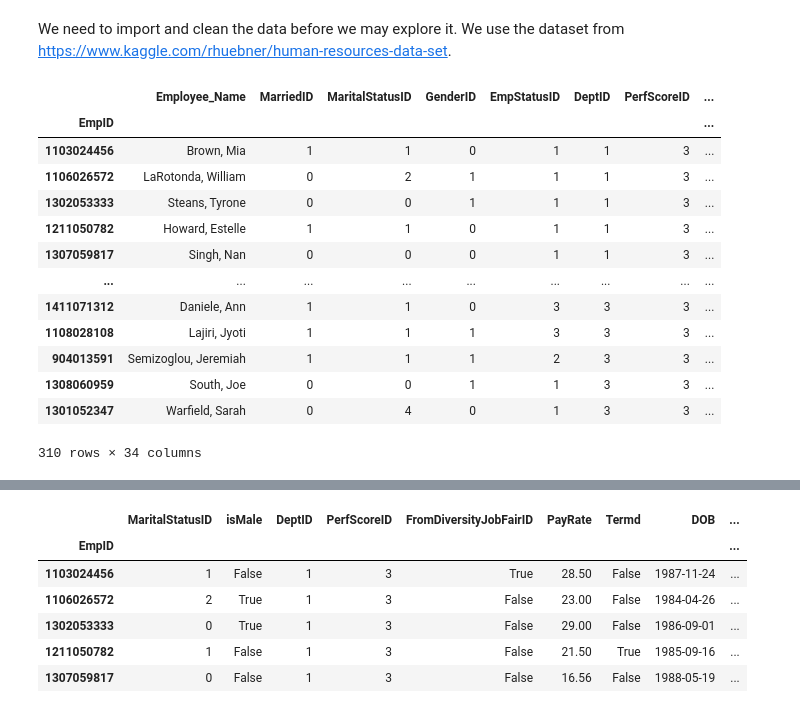
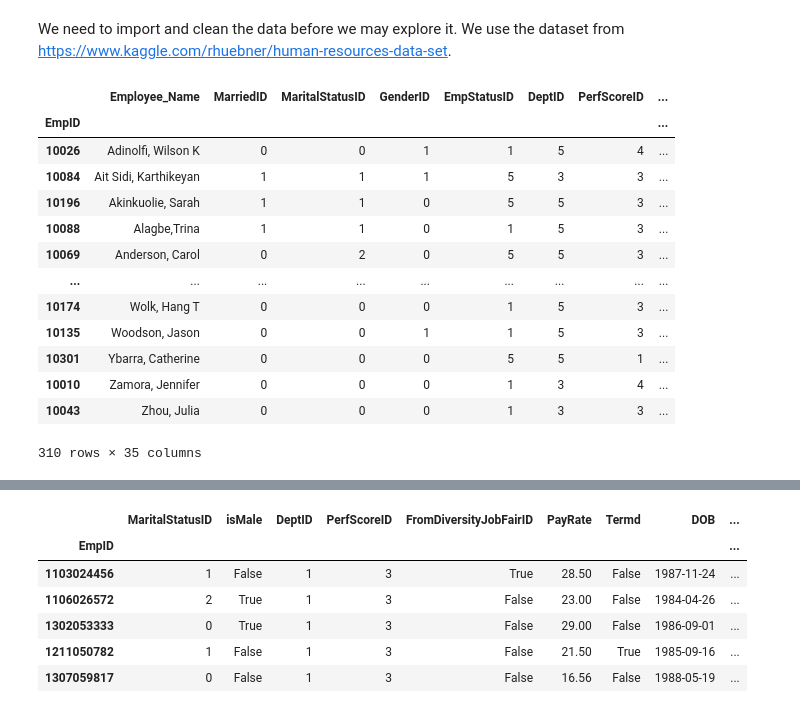
Before and after one commit to saeltz/predictive-analytics-workshop, a Jupyter notebook: Predictive-Analytics.ipynb, the cells around one changed output, grey strips where cells are left out. Cells and saved outputs as stored; diff of their text form; code cells hidden in the pictures.

```diff
--- a/Predictive-Analytics.ipynb
+++ b/Predictive-Analytics.ipynb
@@ -98,27 +96,27 @@ ModuleNotFoundError: No module named 'pandas'
 We need to import and clean the data before we may explore it.
 We use the dataset from https://www.kaggle.com/rhuebner/human-resources-data-set.
 # %%
-df = pd.read_csv('HRDataset_v13.csv', nrows=310, index_col='EmpID')
+df = pd.read_csv('HRDataset_v14.csv', nrows=310, index_col='EmpID')
 # we use index_col=EmpID to use the date as index and not the line number
 # we use nrows=310 to avoid the empty lines at the bottom of the file
 
 # Pandas uses DataFrame which is like a spreadsheet table
 df
 # %% [output]
 |  | Employee_Name | MarriedID | MaritalStatusID | GenderID | EmpStatusID | DeptID | PerfScoreID | ... |
 | EmpID |  |  |  |  |  |  |  | ... |
-| 1103024456 | Brown, Mia | 1 | 1 | 0 | 1 | 1 | 3 | ... |
-| 1106026572 | LaRotonda, William | 0 | 2 | 1 | 1 | 1 | 3 | ... |
-| 1302053333 | Steans, Tyrone | 0 | 0 | 1 | 1 | 1 | 3 | ... |
-| 1211050782 | Howard, Estelle | 1 | 1 | 0 | 1 | 1 | 3 | ... |
-| 1307059817 | Singh, Nan | 0 | 0 | 0 | 1 | 1 | 3 | ... |
+| 10026 | Adinolfi, Wilson K | 0 | 0 | 1 | 1 | 5 | 4 | ... |
+| 10084 | Ait Sidi, Karthikeyan | 1 | 1 | 1 | 5 | 3 | 3 | ... |
+| 10196 | Akinkuolie, Sarah | 1 | 1 | 0 | 5 | 5 | 3 | ... |
+| 10088 | Alagbe,Trina | 1 | 1 | 0 | 1 | 5 | 3 | ... |
+| 10069 | Anderson, Carol | 0 | 2 | 0 | 5 | 5 | 3 | ... |
 | ... | ... | ... | ... | ... | ... | ... | ... | ... |
-| 1411071312 | Daniele, Ann | 1 | 1 | 0 | 3 | 3 | 3 | ... |
-| 1108028108 | Lajiri, Jyoti | 1 | 1 | 1 | 3 | 3 | 3 | ... |
-| 904013591 | Semizoglou, Jeremiah | 1 | 1 | 1 | 2 | 3 | 3 | ... |
-| 1308060959 | South, Joe | 0 | 0 | 1 | 1 | 3 | 3 | ... |
-| 1301052347 | Warfield, Sarah | 0 | 4 | 0 | 1 | 3 | 3 | ... |
+| 10174 | Wolk, Hang T | 0 | 0 | 0 | 1 | 5 | 3 | ... |
+| 10135 | Woodson, Jason | 0 | 0 | 1 | 1 | 5 | 3 | ... |
+| 10301 | Ybarra, Catherine | 0 | 0 | 0 | 5 | 5 | 1 | ... |
+| 10010 | Zamora, Jennifer | 0 | 0 | 0 | 1 | 3 | 4 | ... |
+| 10043 | Zhou, Julia | 0 | 0 | 0 | 1 | 3 | 3 | ... |
-310 rows × 34 columns
+310 rows × 35 columns
 # %%
 # we can get basic metrics of numerical columns to understand the data
 df.describe()
```
Also changed, not shown: parts of 25 cells of this notebook, 2 other files.
